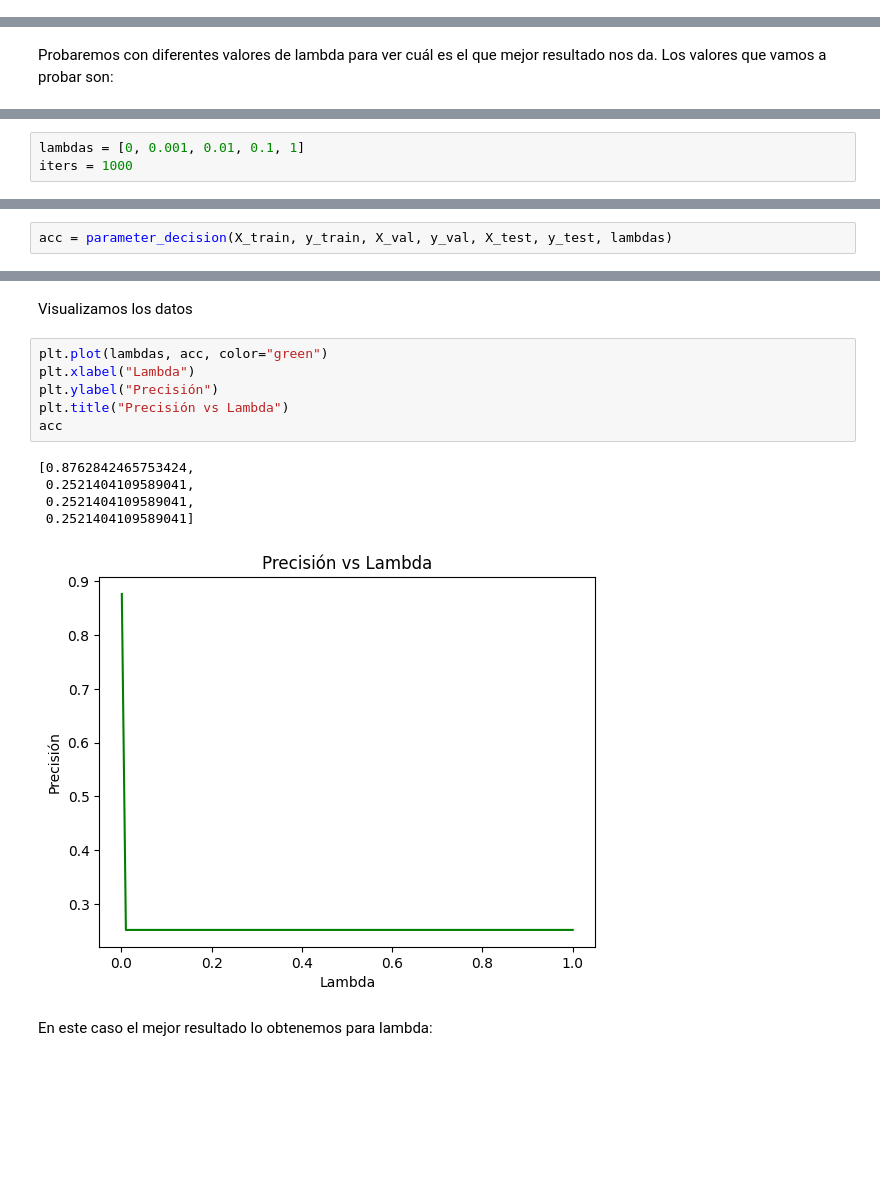
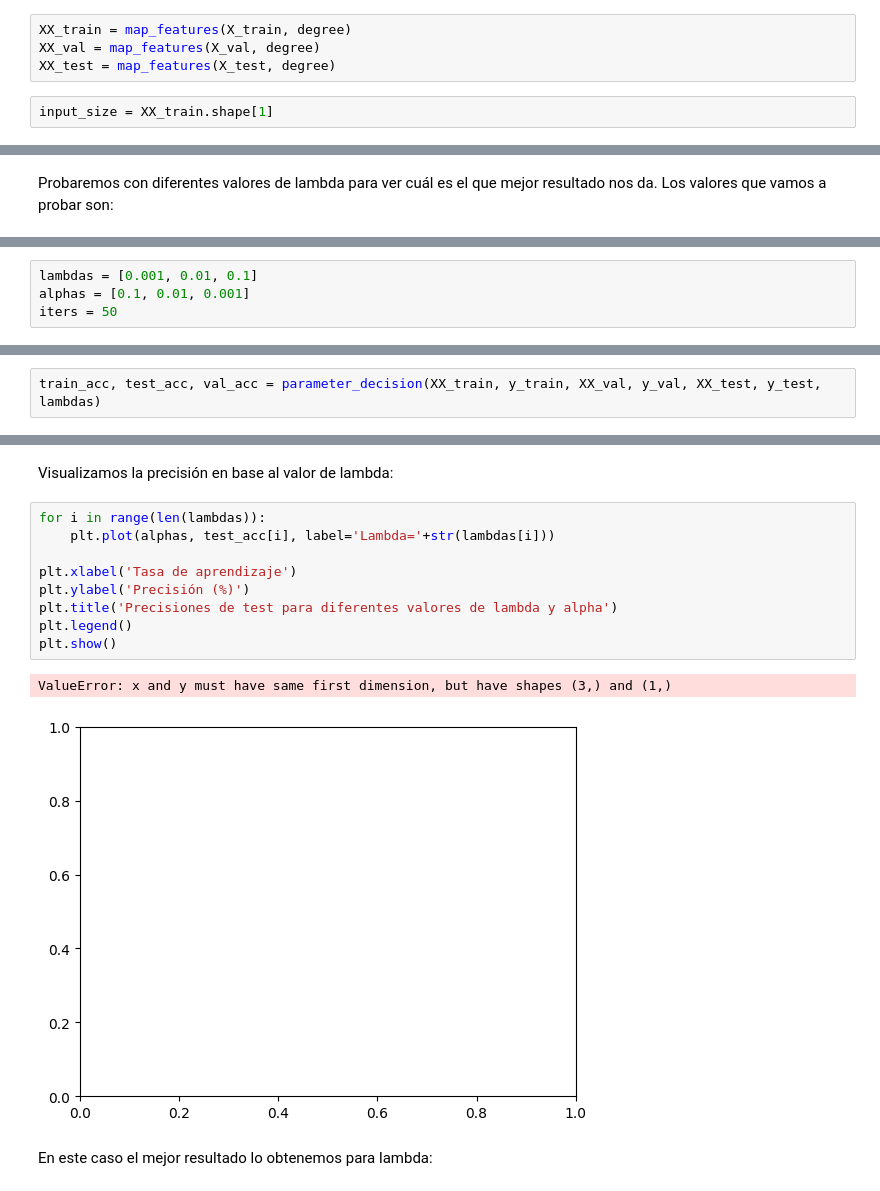
Before and after one commit to Dai-vl/Machine-Learning, a Jupyter notebook: PF/PF.ipynb, the cells around one changed output, grey strips where cells are left out. Saved outputs shown, nothing was run; the diff lists cells and outputs as text; blank space fills up the shorter version.

```diff
--- a/PF/PF.ipynb
+++ b/PF/PF.ipynb
@@ -511,0 +537,6 @@ Modelo con 150 unidades en la primera capa, 50 en la segunda y 4 en la de salida
+# %%
+XX_train = map_features(X_train, degree)
+XX_val = map_features(X_val, degree)
+XX_test = map_features(X_test, degree)
+# %%
+input_size = XX_train.shape[1]
@@ -516,5 +547,6 @@ Probaremos con diferentes valores de lambda para ver cuál es el que mejor resul
 # %%
-lambdas = [0, 0.001, 0.01, 0.1, 1]
-iters = 1000
+lambdas = [0.001, 0.01, 0.1]
+alphas = [0.1, 0.01, 0.001]
+iters = 50
 # %%
 def parameter_decision(X_train, y_train, X_val, y_val, X_test, y_test, lambdas):
@@ -537,3 +586,3 @@ def parameter_decision(X_train, y_train, X_val, y_val, X_test, y_test, lambdas):
 # %%
-acc = parameter_decision(X_train, y_train, X_val, y_val, X_test, y_test, lambdas)
+train_acc, test_acc, val_acc = parameter_decision(XX_train, y_train, XX_val, y_val, XX_test, y_test, lambdas)
 # %% [output]
@@ -544,17 +595,17 @@ acc = parameter_decision(X_train, y_train, X_val, y_val, X_test, y_test, lambdas
-# %% [markdown]
-Visualizamos los datos
-# %%
-plt.plot(lambdas, acc, color="green")
-plt.xlabel("Lambda")
-plt.ylabel("Precisión")
-plt.title("Precisión vs Lambda")
-acc
-# %% [output]
-[0.8762842465753424,
- 0.2521404109589041,
- 0.2521404109589041,
- 0.2521404109589041]
-[figure, removed]
+# %% [markdown]
+Visualizamos la precisión en base al valor de lambda:
+# %%
+for i in range(len(lambdas)):
+    plt.plot(alphas, test_acc[i], label='Lambda='+str(lambdas[i]))
+
+plt.xlabel('Tasa de aprendizaje')
+plt.ylabel('Precisión (%)')
+plt.title('Precisiones de test para diferentes valores de lambda y alpha')
+plt.legend()
+plt.show()
+# %% [output]
+ValueError: x and y must have same first dimension, but have shapes (3,) and (1,)
+[figure, added]
 # %% [markdown]
 En este caso el mejor resultado lo obtenemos para lambda:
 # %%
```
Also changed, not shown: parts of 21 cells of this notebook, 2 other files.
